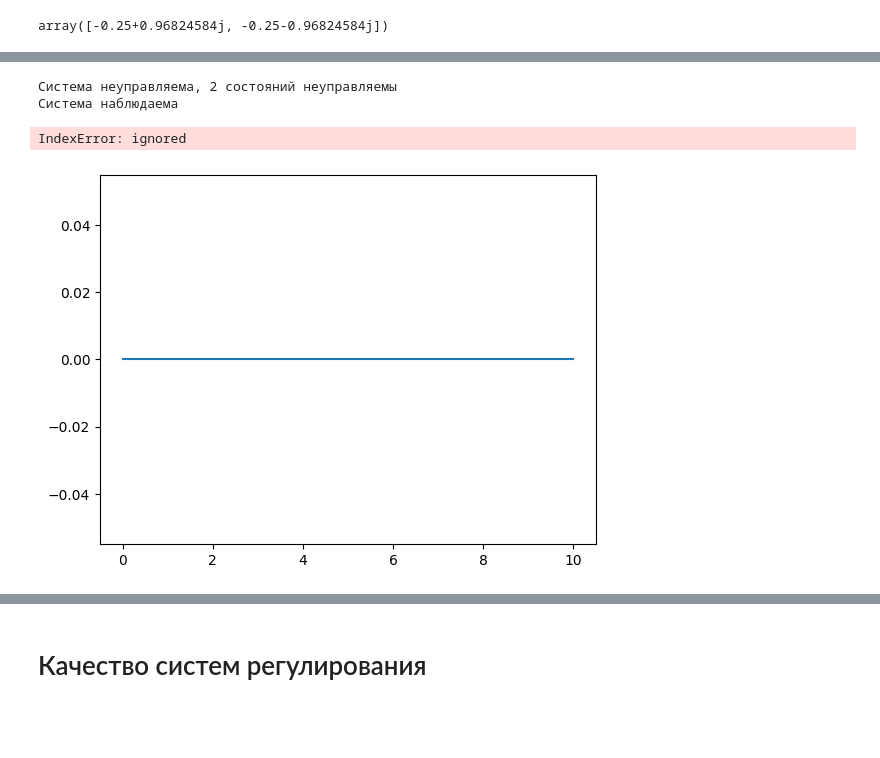
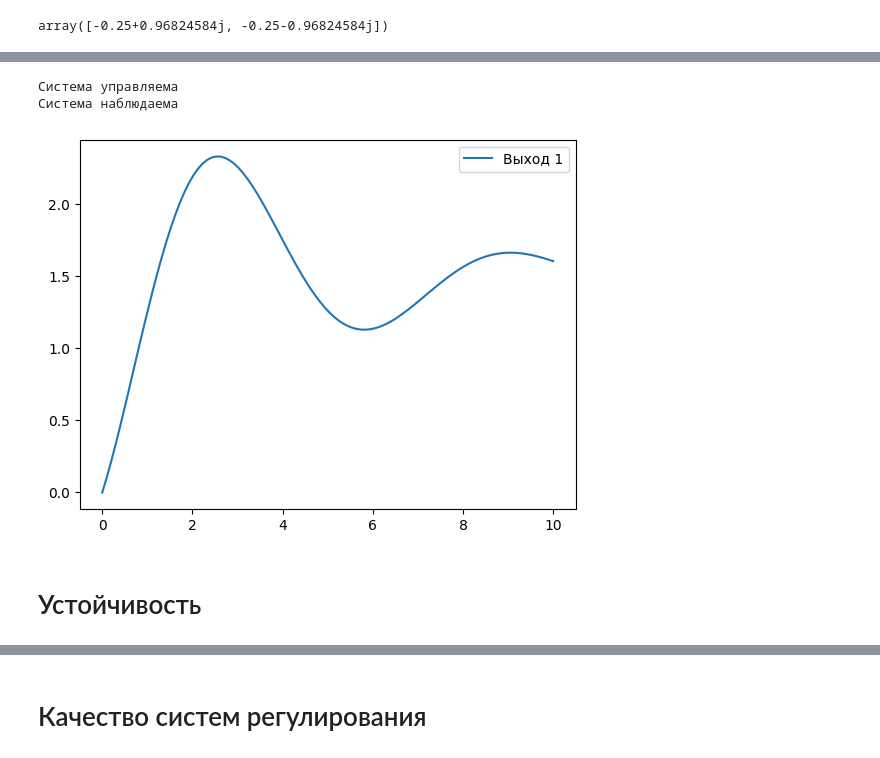
Before and after one commit to TAUforPython/BaseControlTheory, a Jupyter notebook: базовые_инструменты_ТАУ.ipynb, the cells around one changed output, grey strips where cells are left out. Drawn from its saved outputs; the diff is of its cells as text; code cells hidden in the pictures; blank space fills up the shorter version.

```diff
--- a/базовые_инструменты_ТАУ.ipynb
+++ b/базовые_инструменты_ТАУ.ipynb
@@ -508,7 +536,7 @@ $$
 # %%
 # проверяем управляемость системы
 # Создаем матрицу управляемости системы.
-control_matrix = ctl.ctrb(sys.A, sys.B)
+control_matrix = control.ctrb(sys.A, sys.B)
 
 # Вычисляем ранг матрицы управляемости np.linalg.matrix_rank(control_matrix).
 # Ранг матрицы управляемости определяет количество независимых столбцов в матрице,
@@ -523,7 +551,7 @@ else:
 
 # проверяем наблюдаемость системы
 # Матрица наблюдаемости вычисляется с помощью функции ctl.obsv(sys.A, sys.C).
-observation_matrix = ctl.obsv(sys.A, sys.C)
+observation_matrix = control.obsv(sys.A, sys.C)
 
 unobservable_states = sys.A.shape[0] - np.linalg.matrix_rank(observation_matrix)
 
@@ -532,5 +560,5 @@ if unobservable_states == 0:
 else:
     print(f"Система ненаблюдаема, {unobservable_states} состояний неравновесны")
 # %% [output]
-Система неуправляема, 2 состояний неуправляемы
+Система управляема
 Система наблюдаема
@@ -537,17 +567,18 @@ else:
 # %%
 # строим реакцию на ступенчатое воздействие
 
 T = np.linspace(0, 10, 100)
 U = np.ones((len(T), 2))
 # Функция lsim из библиотеки control используется для численного решения дифференциального уравнения,
 # описывающего динамику системы, заданной матрицами A, B, C и D.
 Y, T, _ = ctl.lsim(sys, U, T)
 
 # строим график реакции на ступенчатое воздействие
 plt.plot(T, Y[:, 0], label="Выход 1")
-plt.plot(T, Y[:, 1], label="Выход 2")
+#plt.plot(T, Y[:, 1], label="Выход 2")
 plt.legend()
 plt.show()
 # %% [output]
-IndexError: ignored
-[figure, old version]
+[figure, new version]
+# %% [markdown]
+# Устойчивость
```
Also changed, not shown: parts of 31 cells of this notebook.
